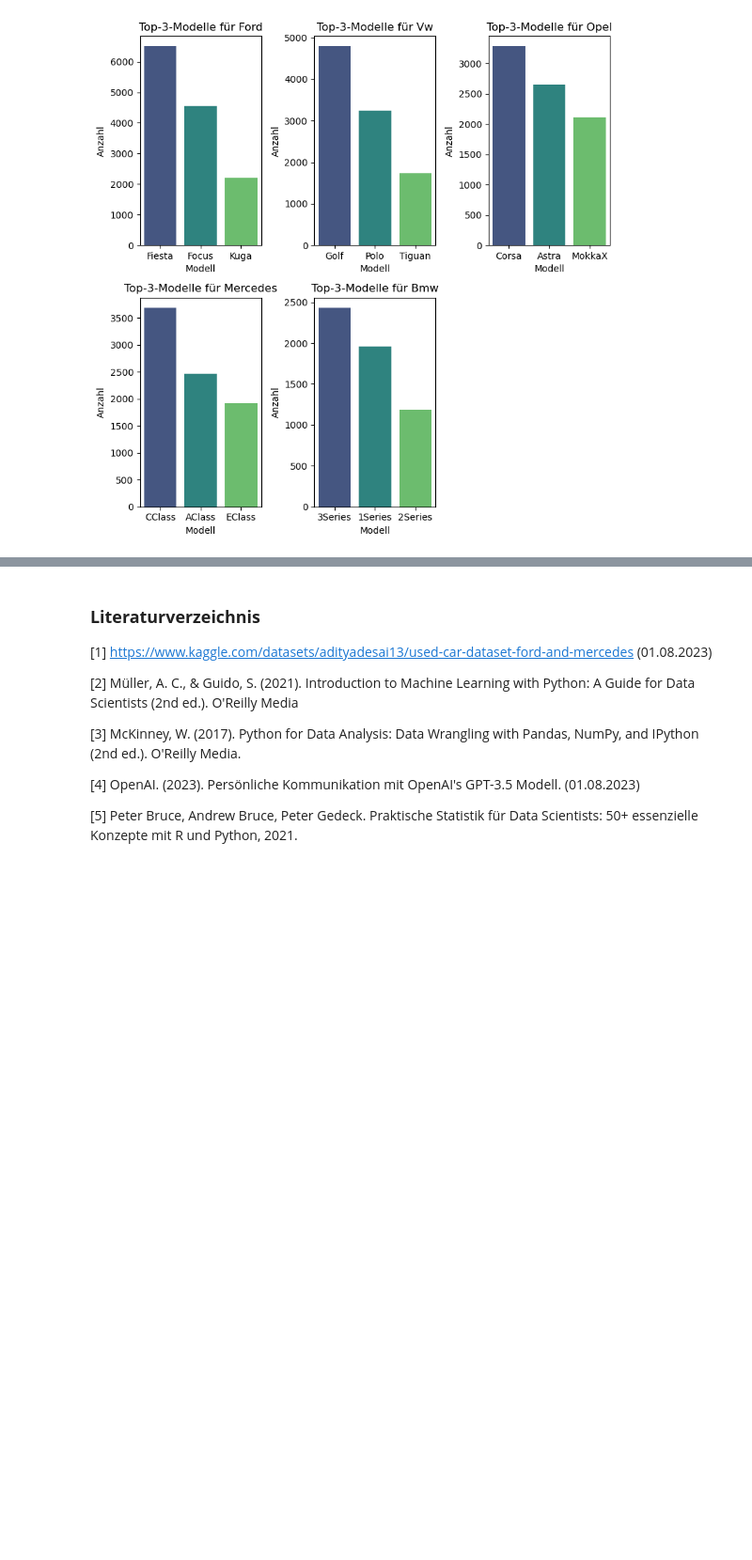
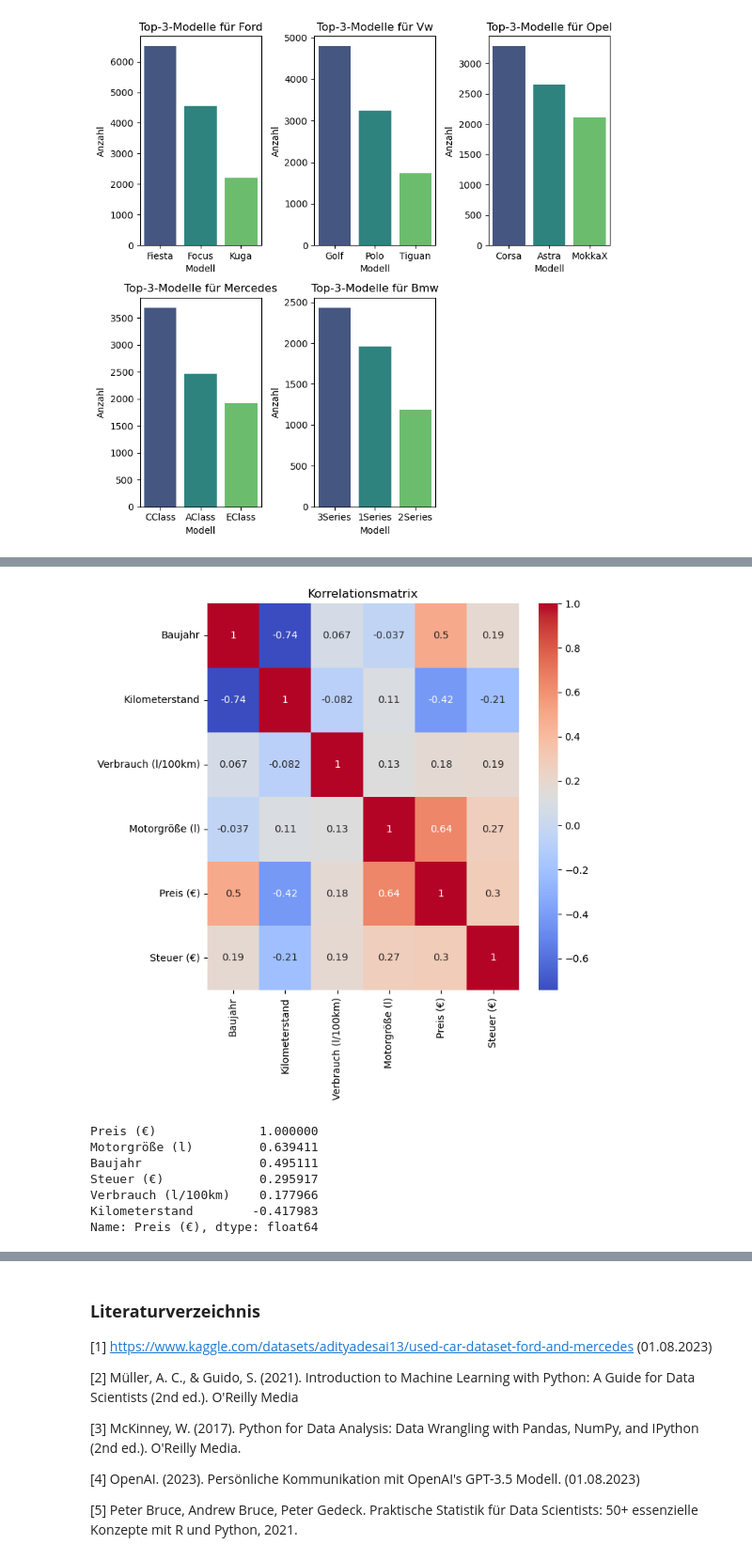
Before and after one commit to ONURYI/ML-Projekt---Gebrauchtwagen-Preisprognose, a Jupyter notebook: notebooks/Gesamtprojekt.ipynb, the cells around one changed output, grey strips where cells are left out. Shown at 94% size. Saved outputs shown, nothing was run; the diff lists cells and outputs as text; code cells hidden in the pictures; blank space fills up the shorter version.

```diff
--- a/notebooks/Gesamtprojekt.ipynb
+++ b/notebooks/Gesamtprojekt.ipynb
@@ -419,0 +458,20 @@ plt.show()
+# %%
+correlation_matrix = df.corr(numeric_only=True)
+
+plt.figure(figsize=(7, 7))
+sns.heatmap(correlation_matrix, annot=True, cmap='coolwarm')
+plt.title('Korrelationsmatrix')
+plt.show()
+
+# Zeigen der Korrelationen mit dem Preis
+correlation_with_price = correlation_matrix['Preis (€)'].sort_values(ascending=False)
+correlation_with_price
+# %% [output]
+[figure, added]
+Preis (€)              1.000000
+Motorgröße (l)         0.639411
+Baujahr                0.495111
+Steuer (€)             0.295917
+Verbrauch (l/100km)    0.177966
+Kilometerstand        -0.417983
+Name: Preis (€), dtype: float64
```
Also changed, not shown: parts of 13 cells of this notebook.
